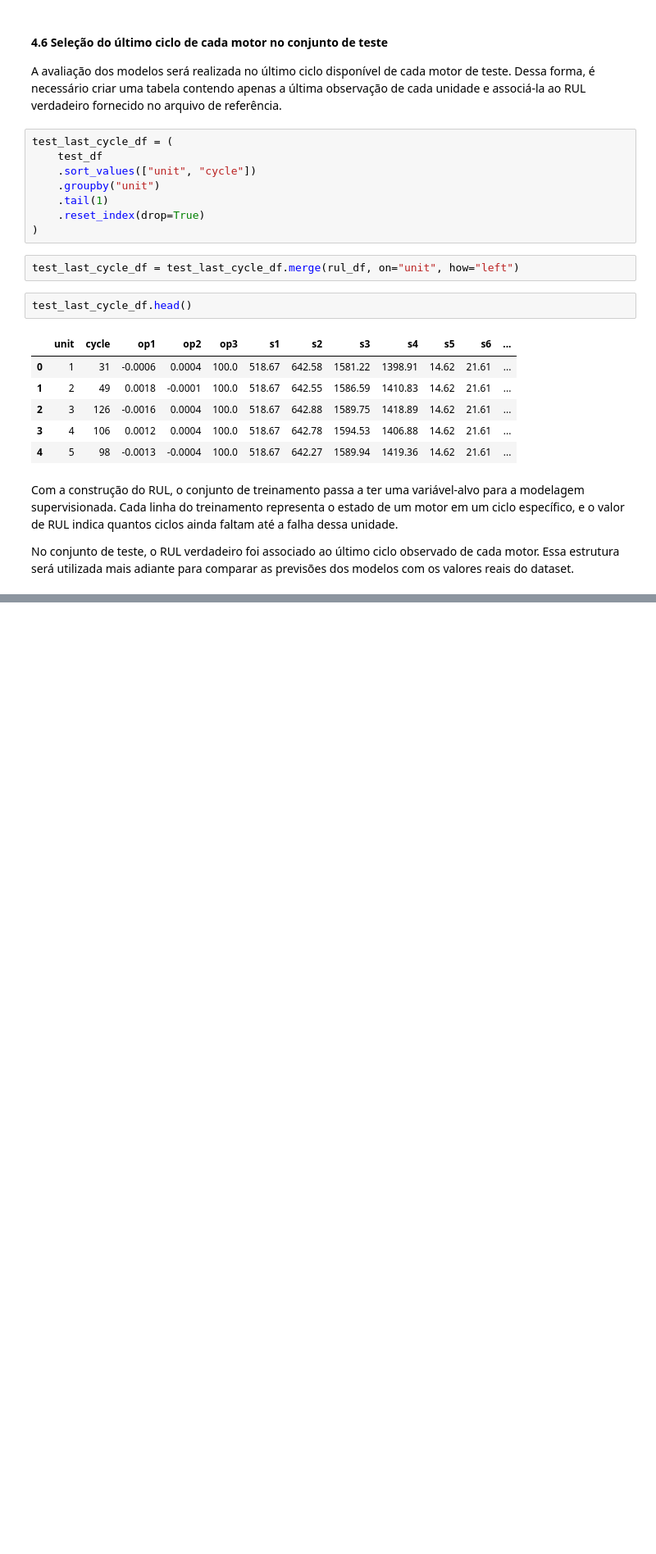
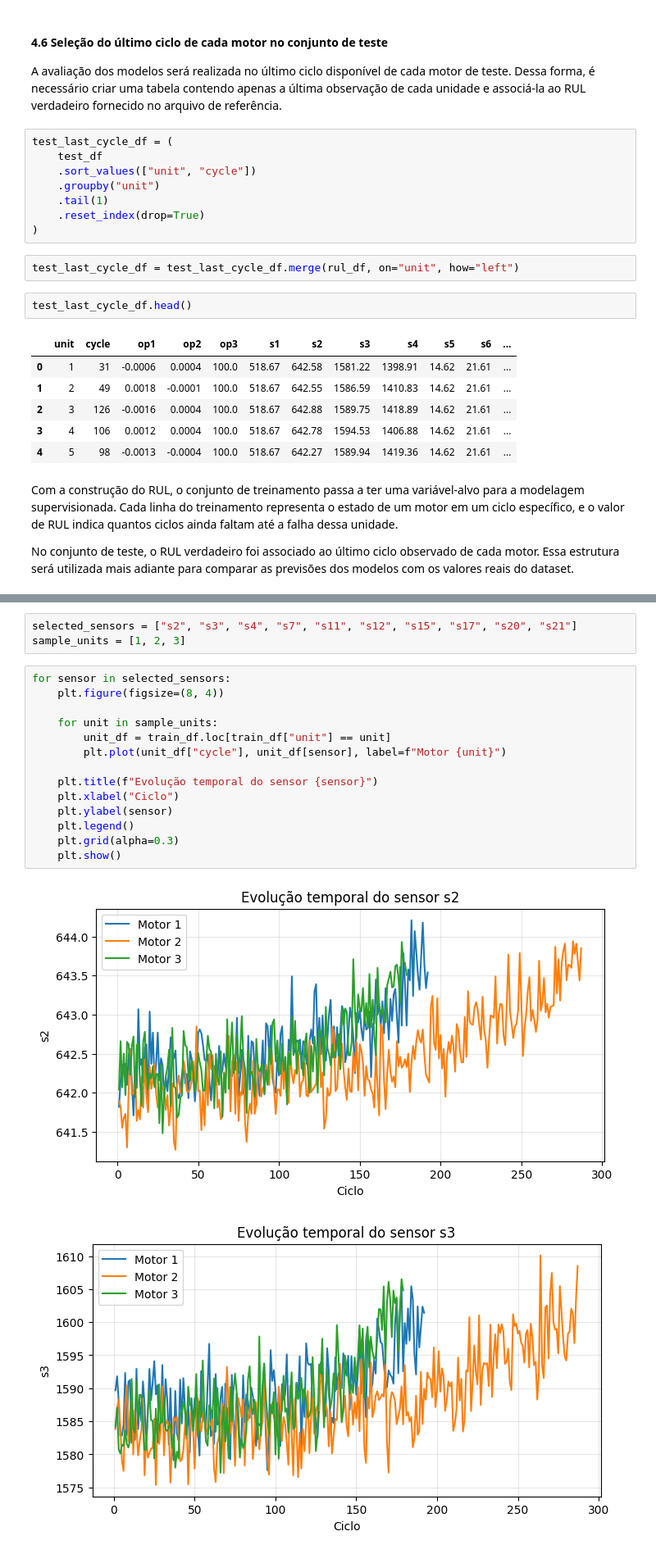
Before and after one commit to ander-oliveira/rul-prediction-cmapss, a Jupyter notebook: Prediction_RUL_CMAPSS.ipynb, the cells around one changed output, grey strips where cells are left out. Shown at 82% size. Saved outputs shown, nothing was run; the diff lists cells and outputs as text; blank space fills up the shorter version.

```diff
--- a/Prediction_RUL_CMAPSS.ipynb
+++ b/Prediction_RUL_CMAPSS.ipynb
@@ -440,0 +728,20 @@ No conjunto de teste, o RUL verdadeiro foi associado ao último ciclo observado
+# %%
+selected_sensors = ["s2", "s3", "s4", "s7", "s11", "s12", "s15", "s17", "s20", "s21"]
+sample_units = [1, 2, 3]
+# %%
+for sensor in selected_sensors:
+    plt.figure(figsize=(8, 4))
+
+    for unit in sample_units:
+        unit_df = train_df.loc[train_df["unit"] == unit]
+        plt.plot(unit_df["cycle"], unit_df[sensor], label=f"Motor {unit}")
+
+    plt.title(f"Evolução temporal do sensor {sensor}")
+    plt.xlabel("Ciclo")
+    plt.ylabel(sensor)
+    plt.legend()
+    plt.grid(alpha=0.3)
+    plt.show()
+# %% [output]
+[figure, added]
+[figure, added]
```
Also changed, not shown: parts of 46 cells of this notebook, 1 other file.
